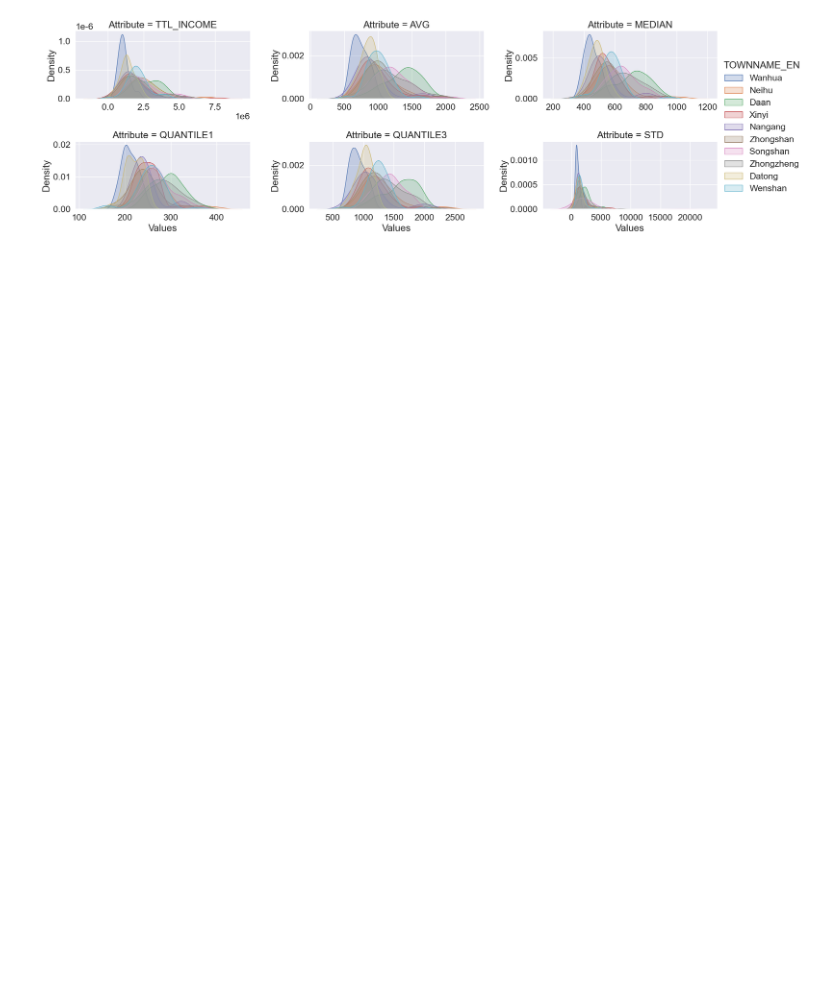
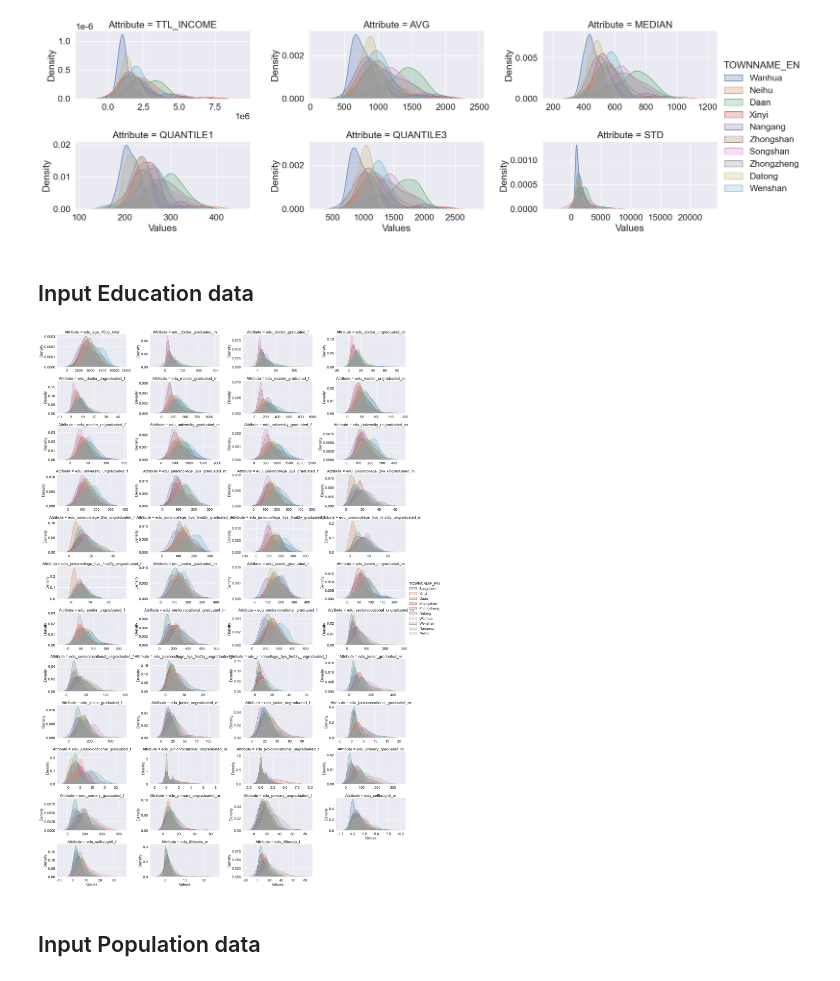
Before and after one commit to Eric-Miao/2022Fall-CIVENG263N-FinalProj, a Jupyter notebook: final_proj_Eric.ipynb, the cells around one changed output. Drawn from its saved outputs; the diff is of its cells as text; code cells hidden in the pictures; blank space fills up the shorter version.

Commit message:
Introduced Education and Population data

```diff
--- a/final_proj_Eric.ipynb
+++ b/final_proj_Eric.ipynb
@@ -785,3 +778,68 @@ facets = sns.FacetGrid(
 _ = facets.map(sns.kdeplot, "Values", shade=True).add_legend()
 # %% [output]
 [figure]
+# %% [markdown]
+## Input Education data
+# %%
+dfEdu = pd.read_csv(CENSUS_fp+'education.csv')
+dfEdu = dfEdu[1:].reindex()
+# %%
+dfTaipeiEdu = dfEdu[dfEdu.site_id.str.contains('臺北市')].copy()
+dfTaipeiEdu['COUNTYNAME'] = dfTaipeiEdu['site_id'].apply(lambda x: x[:3])
+dfTaipeiEdu['TOWNNAME'] = dfTaipeiEdu['site_id'].apply(lambda x: x[3:])
+dfTaipeiEdu = dfTaipeiEdu.join(dfName,on='TOWNNAME')
+# %%
+plot_list = ['edu_age_15up_total', 'edu_doctor_graduated_m',
+       'edu_doctor_graduated_f', 'edu_doctor_ungraduated_m',
+       'edu_doctor_ungraduated_f', 'edu_master_graduated_m',
+       'edu_master_graduated_f', 'edu_master_ungraduated_m',
+       'edu_master_ungraduated_f', 'edu_university_graduated_m',
+       'edu_university_graduated_f', 'edu_university_ungraduated_m',
+       'edu_university_ungraduated_f', 'edu_juniorcollege_2ys_graduated_m',
+       'edu_juniorcollege_2ys_graduated_f',
+       'edu_juniorcollege_2ys_ungraduated_m',
+       'edu_juniorcollege_2ys_ungraduated_f',
+       'edu_juniorcollege_5ys_final2y_graduated_m',
+       'edu_juniorcollege_5ys_final2y_graduated_f',
+       'edu_juniorcollege_5ys_final2y_ungraduated_m',
+       'edu_juniorcollege_5ys_final2y_ungraduated_f', 'edu_senior_graduated_m',
+       'edu_senior_graduated_f', 'edu_senior_ungraduated_m',
+       'edu_senior_ungraduated_f', 'edu_seniorvocational_graduated_m',
+       'edu_seniorvocational_graduated_f',
+       'edu_seniorvocational_ungraduated_m',
+       'edu_seniorvocational_ungraduated_f',
+       'edu_juniorcollege_5ys_first3y_ungraduated_m',
+       'edu_juniorcollege_5ys_first3y_ungraduated_f', 'edu_junior_graduated_m',
+       'edu_junior_graduated_f', 'edu_junior_ungraduated_m',
+       'edu_junior_ungraduated_f', 'edu_juniorvocational_graduated_m',
+       'edu_juniorvocational_graduated_f',
+       'edu_juniorvocational_ungraduated_m',
+       'edu_juniorvocational_ungraduated_f', 'edu_primary_graduated_m',
+       'edu_primary_graduated_f', 'edu_primary_ungraduated_m',
+       'edu_primary_ungraduated_f', 'edu_selftaughtl_m', 'edu_selftaughtl_f',
+       'edu_illiterate_m', 'edu_illiterate_f']
+dfEduPlot = dfTaipeiEdu.set_index('TOWNNAME_EN')
+dfEduPlot = dfEduPlot[plot_list[:48]]
+dfEduPlot = dfEduPlot.stack()
+dfEduPlot = dfEduPlot.reset_index()
+dfEduPlot = dfEduPlot.rename(
+    columns={"level_1": "Attribute", 0: "Values"}
+)
+
+sns.set(font_scale=1.5)
+# Setup the facets
+facets = sns.FacetGrid(
+    data=dfEduPlot,
+    col="Attribute",
+    hue="TOWNNAME_EN",
+    sharey=False,
+    sharex=False,
+    aspect=2,
+    col_wrap=4,
+)
+# Build the plot from `sns.kdeplot`
+_ = facets.map(sns.kdeplot, "Values", shade=True).add_legend()
+# %% [output]
+[figure, added]
+# %% [markdown]
+## Input Population data
```
Also changed, not shown: parts of 10 cells of this notebook, 1 other file.
